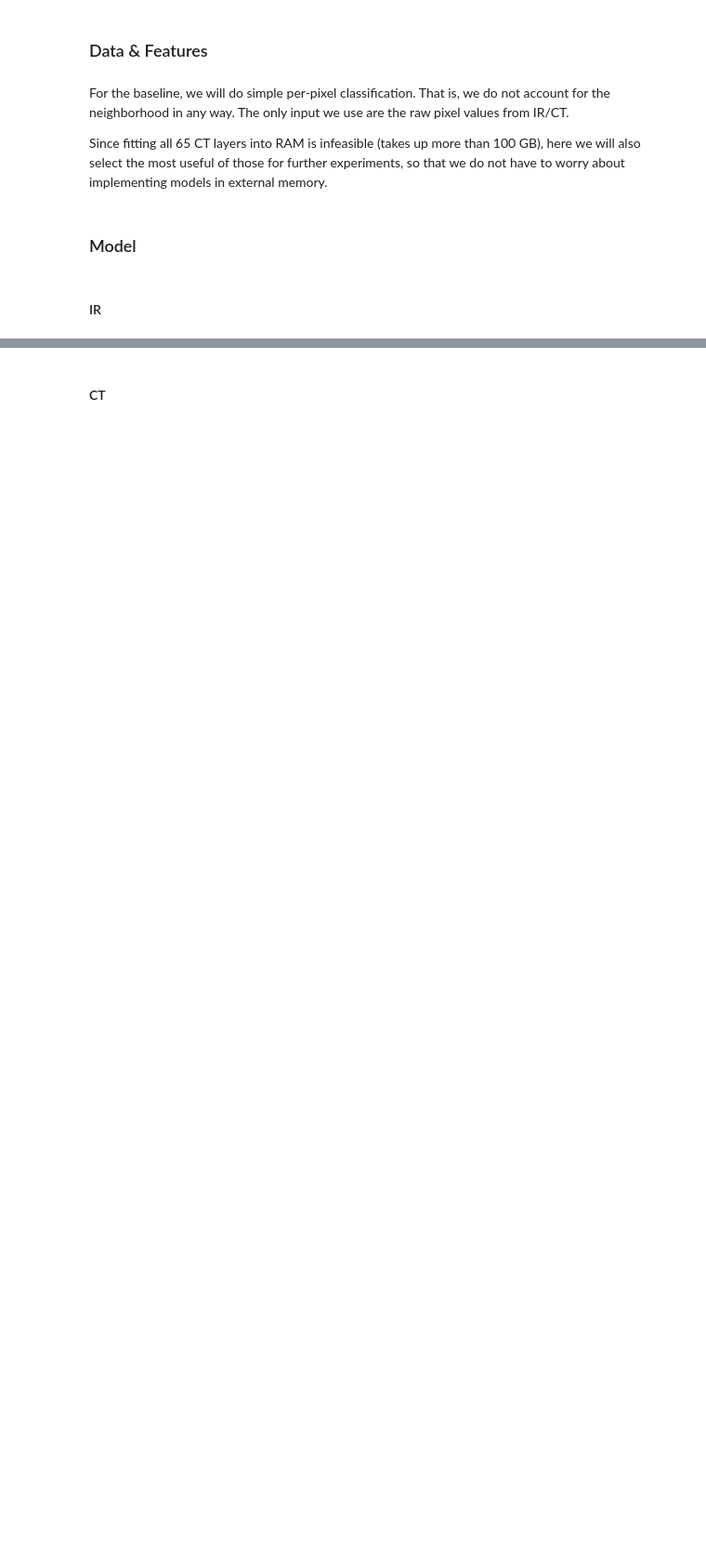
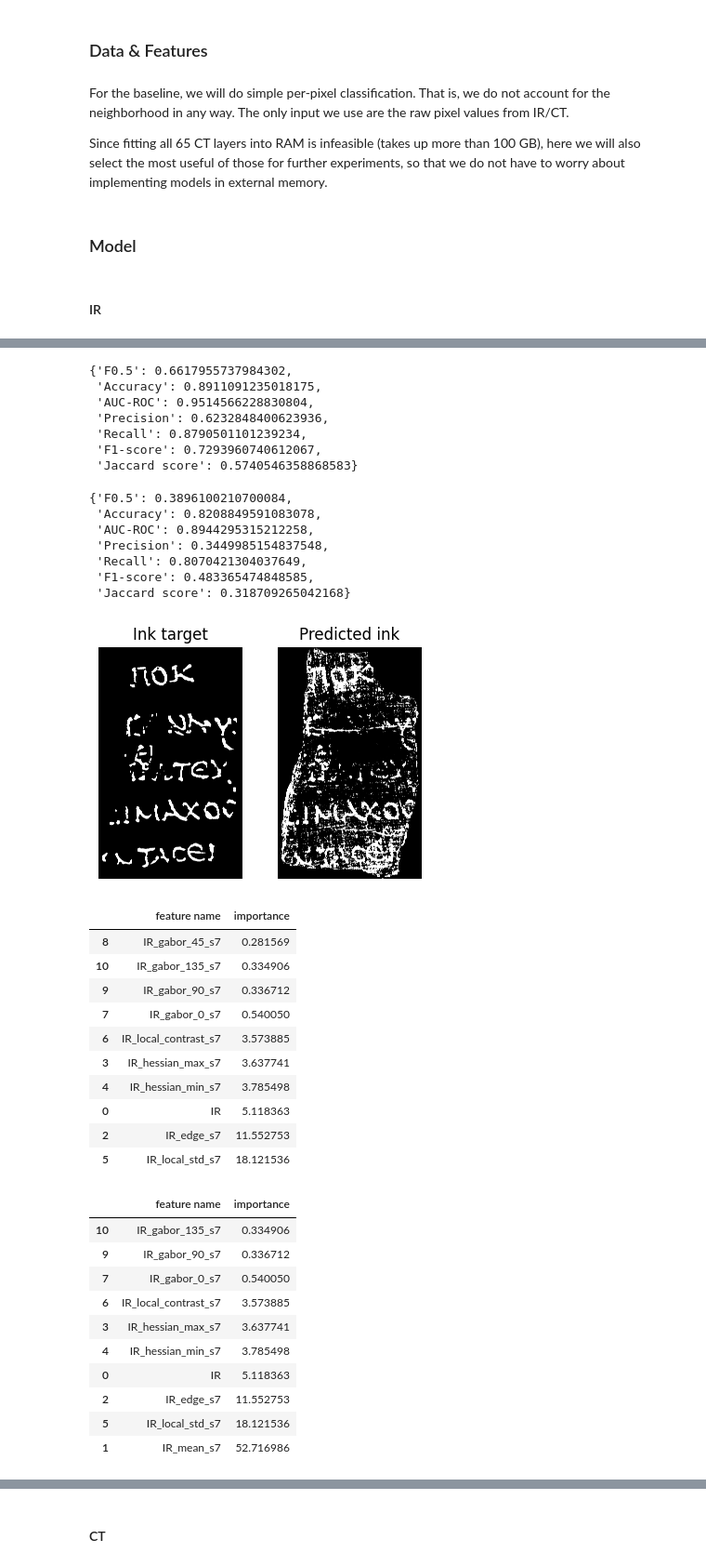
Before and after one commit to TTPO100AJIEX/MLDM-Project, a Jupyter notebook: 03_FeatureEngineering.ipynb, the cells around one changed output, grey strips where cells are left out. Shown at 93% size. Saved outputs shown, nothing was run; the diff lists cells and outputs as text; code cells hidden in the pictures; blank space fills up the shorter version.

```diff
--- a/03_FeatureEngineering.ipynb
+++ b/03_FeatureEngineering.ipynb
@@ -135,2 +319,3 @@ run_experiment(None, 5)
 # %%
-run_experiment(None, 7)
+run_experiment(None, 7, ALL_GROUPS)
+# %% [output]
@@ -137 +339,38 @@ run_experiment(None, 7)
+{'F0.5': 0.6617955737984302,
+ 'Accuracy': 0.8911091235018175,
+ 'AUC-ROC': 0.9514566228830804,
+ 'Precision': 0.6232848400623936,
+ 'Recall': 0.8790501101239234,
+ 'F1-score': 0.7293960740612067,
+ 'Jaccard score': 0.5740546358868583}
+{'F0.5': 0.3896100210700084,
+ 'Accuracy': 0.8208849591083078,
+ 'AUC-ROC': 0.8944295315212258,
+ 'Precision': 0.3449985154837548,
+ 'Recall': 0.8070421304037649,
+ 'F1-score': 0.483365474848585,
+ 'Jaccard score': 0.318709265042168}
+[figure, added]
+|  | feature name | importance |
+| 8 | IR_gabor_45_s7 | 0.281569 |
+| 10 | IR_gabor_135_s7 | 0.334906 |
+| 9 | IR_gabor_90_s7 | 0.336712 |
+| 7 | IR_gabor_0_s7 | 0.540050 |
+| 6 | IR_local_contrast_s7 | 3.573885 |
+| 3 | IR_hessian_max_s7 | 3.637741 |
+| 4 | IR_hessian_min_s7 | 3.785498 |
+| 0 | IR | 5.118363 |
+| 2 | IR_edge_s7 | 11.552753 |
+| 5 | IR_local_std_s7 | 18.121536 |
+|  | feature name | importance |
+| 10 | IR_gabor_135_s7 | 0.334906 |
+| 9 | IR_gabor_90_s7 | 0.336712 |
+| 7 | IR_gabor_0_s7 | 0.540050 |
+| 6 | IR_local_contrast_s7 | 3.573885 |
+| 3 | IR_hessian_max_s7 | 3.637741 |
+| 4 | IR_hessian_min_s7 | 3.785498 |
+| 0 | IR | 5.118363 |
+| 2 | IR_edge_s7 | 11.552753 |
+| 5 | IR_local_std_s7 | 18.121536 |
+| 1 | IR_mean_s7 | 52.716986 |
 # %%
```
Also changed, not shown: parts of 20 cells of this notebook, 1 other file.
